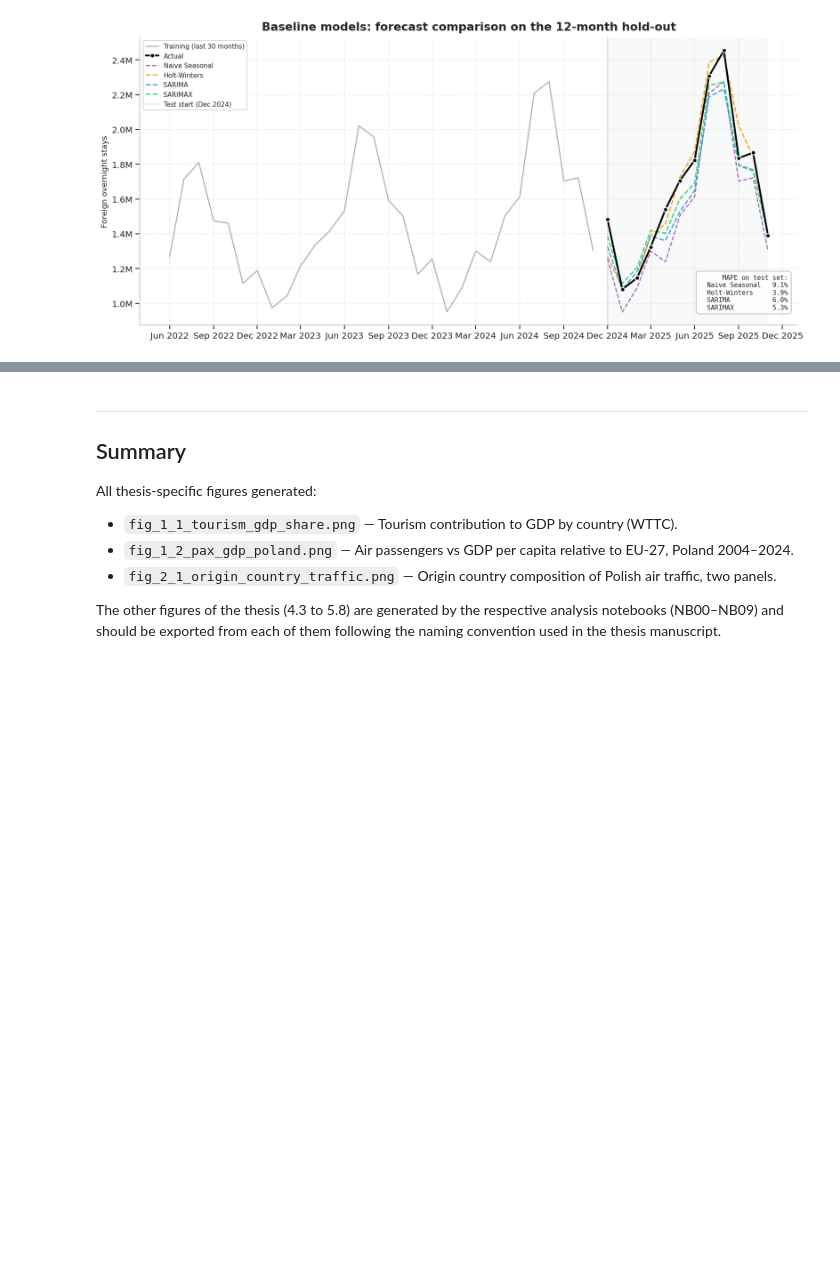
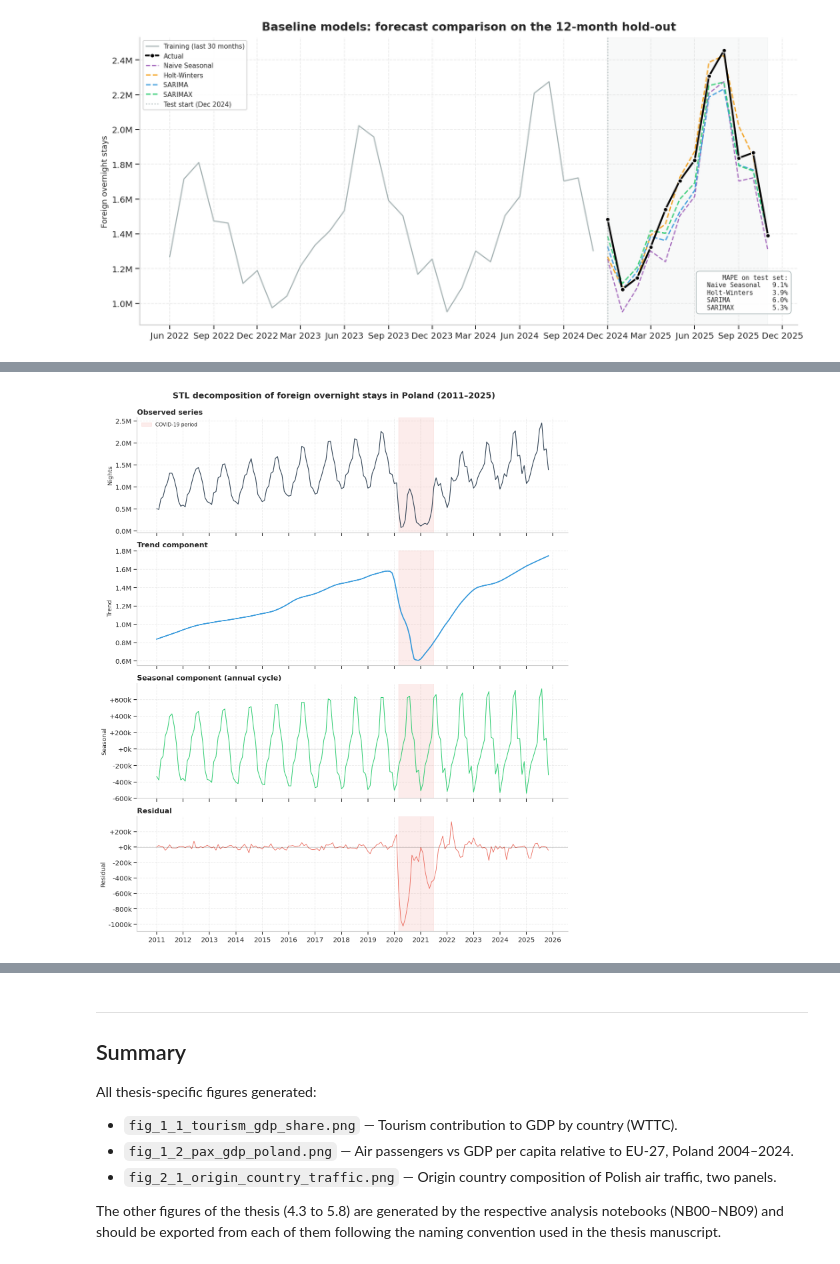
Before and after one commit to DieGodMF4/Macro-Aviation-Tourism-Modeling, a Jupyter notebook: documentation_es/scripts-generate-figs/nb-figures.ipynb, the cells around one changed output, grey strips where cells are left out. Saved outputs shown, nothing was run; the diff lists cells and outputs as text; code cells hidden in the pictures; blank space fills up the shorter version.

Commit message:
Final Files Updated. Delivered To Date June 09th, 2026

```diff
--- a/documentation_es/scripts-generate-figs/nb-figures.ipynb
+++ b/documentation_es/scripts-generate-figs/nb-figures.ipynb
@@ -1590,0 +1813,61 @@ plt.show()
+# %%
+# --- BUILD THE FOUR-PANEL STL DECOMPOSITION FIGURE (TALL ASPECT) ---
+fig, axes = plt.subplots(4, 1, figsize=(12, 14), sharex=True)
+
+# === PANEL A: ORIGINAL SERIES ===
+ax = axes[0]
+ax.plot(ts_for_stl.index, ts_for_stl.values,
+        color=COLORS['primary'], lw=1.3)
+covid_shade(ax)
+ax.set_title('Observed series', fontweight='bold', loc='left')
+ax.set_ylabel('Nights')
+ax.yaxis.set_major_formatter(mticker.FuncFormatter(
+    lambda x, _: f'{x/1e6:.1f}M'))
+ax.legend(loc='upper left', fontsize=9)
+
+# === PANEL B: TREND COMPONENT ===
+ax = axes[1]
+ax.plot(result.trend.index, result.trend.values,
+        color=COLORS['accent1'], lw=2.0)
+covid_shade(ax)
+ax.set_title('Trend component', fontweight='bold', loc='left')
+ax.set_ylabel('Trend')
+ax.yaxis.set_major_formatter(mticker.FuncFormatter(
+    lambda x, _: f'{x/1e6:.1f}M'))
+
+# === PANEL C: SEASONAL COMPONENT ===
+ax = axes[2]
+ax.plot(result.seasonal.index, result.seasonal.values,
+        color=COLORS['accent2'], lw=1.2)
+ax.axhline(0, color='black', linewidth=0.6, alpha=0.5)
+covid_shade(ax)
+ax.set_title('Seasonal component (annual cycle)',
+              fontweight='bold', loc='left')
+ax.set_ylabel('Seasonal')
+ax.yaxis.set_major_formatter(mticker.FuncFormatter(
+    lambda x, _: f'{x/1e3:+.0f}k'))
+
+# === PANEL D: RESIDUAL ===
+ax = axes[3]
+ax.plot(result.resid.index, result.resid.values,
+        color=COLORS['secondary'], lw=1.0, alpha=0.85)
+ax.axhline(0, color='black', linewidth=0.6, alpha=0.5)
+covid_shade(ax)
+ax.set_title('Residual', fontweight='bold', loc='left')
+ax.set_ylabel('Residual')
+ax.yaxis.set_major_formatter(mticker.FuncFormatter(
+    lambda x, _: f'{x/1e3:+.0f}k'))
+
+# Format the shared x-axis (only on the bottom panel)
+axes[-1].xaxis.set_major_locator(mdates.YearLocator(1))
+axes[-1].xaxis.set_major_formatter(mdates.DateFormatter('%Y'))
+plt.setp(axes[-1].get_xticklabels(), rotation=0, ha='center')
+
+plt.suptitle('STL decomposition of foreign overnight stays in Poland '
+             '(2011–2025)',
+              fontsize=15, fontweight='bold', y=0.995)
+plt.tight_layout()
+savefig('fig_4_5_stl_decomposition.png')
+plt.show()
+# %% [output]
+[figure, added]
```
Also changed, not shown: parts of 10 cells of this notebook, 13 other files.
